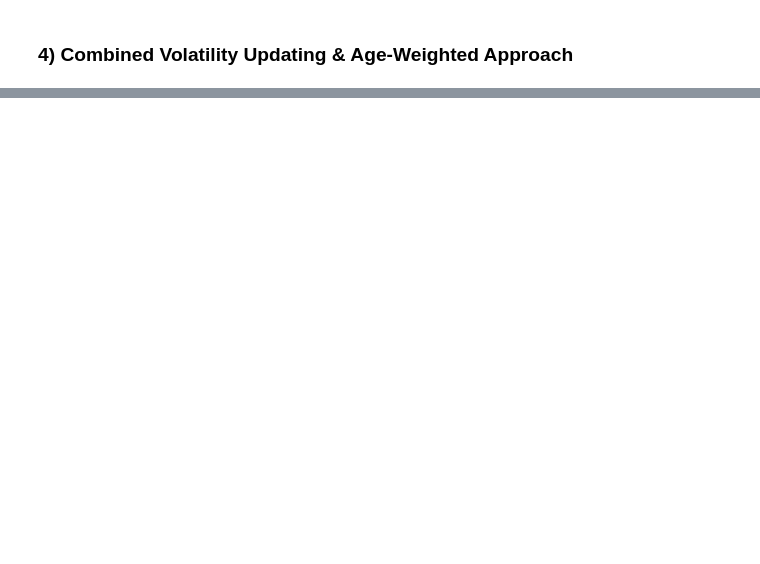
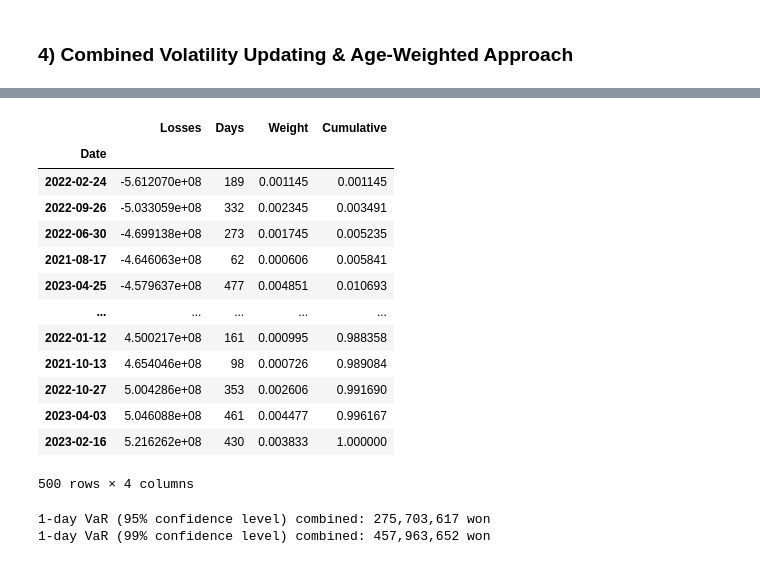
Before and after one commit to Readerlution/VaR-Empirical, a Jupyter notebook: stocks.ipynb, the cells around one changed output, grey strips where cells are left out. Cells and saved outputs as stored; diff of their text form; code cells hidden in the pictures; blank space fills up the shorter version.

```diff
--- a/stocks.ipynb
+++ b/stocks.ipynb
@@ -397,0 +395,8 @@ weight_df['Weight'] = ( ( lmda**(n-weight_df["Days"]) * (1-lmda) )/(1-lmda**n)
+# %%
+# Make a dataframe with volatility adjusted P/L (Losses) and apply weight scheme
+combined_portfolio = pd.DataFrame({'Losses': vol_adjusted_pnl})
+combined_portfolio['Days'] = range(1,501)
+n = combined_portfolio['Days'][-1]
+lmda = .995
+combined_portfolio['Weight'] = ( ( lmda**(n-combined_portfolio["Days"]) * (1-lmda) )/(1-lmda**n)  )
+combined_portfolio
@@ -397,0 +418,34 @@ weight_df['Weight'] = ( ( lmda**(n-weight_df["Days"]) * (1-lmda) )/(1-lmda**n)
+# %%
+# Sort by volatility adjusted P/L (Losses)
+sorted_combined = combined_portfolio.sort_values('Losses')
+
+# Make a cumulative sum of weight column
+sorted_combined['Cumulative'] = sorted_combined['Weight'].cumsum()
+sorted_combined
+# %% [output]
+|  | Losses | Days | Weight | Cumulative |
+| Date |  |  |  |  |
+| 2022-02-24 | -5.612070e+08 | 189 | 0.001145 | 0.001145 |
+| 2022-09-26 | -5.033059e+08 | 332 | 0.002345 | 0.003491 |
+| 2022-06-30 | -4.699138e+08 | 273 | 0.001745 | 0.005235 |
+| 2021-08-17 | -4.646063e+08 | 62 | 0.000606 | 0.005841 |
+| 2023-04-25 | -4.579637e+08 | 477 | 0.004851 | 0.010693 |
+| ... | ... | ... | ... | ... |
+| 2022-01-12 | 4.500217e+08 | 161 | 0.000995 | 0.988358 |
+| 2021-10-13 | 4.654046e+08 | 98 | 0.000726 | 0.989084 |
+| 2022-10-27 | 5.004286e+08 | 353 | 0.002606 | 0.991690 |
+| 2023-04-03 | 5.046088e+08 | 461 | 0.004477 | 0.996167 |
+| 2023-02-16 | 5.216262e+08 | 430 | 0.003833 | 1.000000 |
+500 rows × 4 columns
+# %%
+
+mask_95 = (sorted_combined['Cumulative'] > .05)
+mask_99 = (sorted_combined['Cumulative'] > .01)
+VaR_95_comb = -int(sorted_combined[mask_95].iloc[0][["Losses"]])
+VaR_99_comb = -int(sorted_combined[mask_99].iloc[0][["Losses"]])
+
+print(f"1-day VaR (95% confidence level) combined: {VaR_95_comb:,} won")
+print(f"1-day VaR (99% confidence level) combined: {VaR_99_comb:,} won")
+# %% [output]
+1-day VaR (95% confidence level) combined: 275,703,617 won
+1-day VaR (99% confidence level) combined: 457,963,652 won
```
Also changed, not shown: parts of 28 cells of this notebook.
